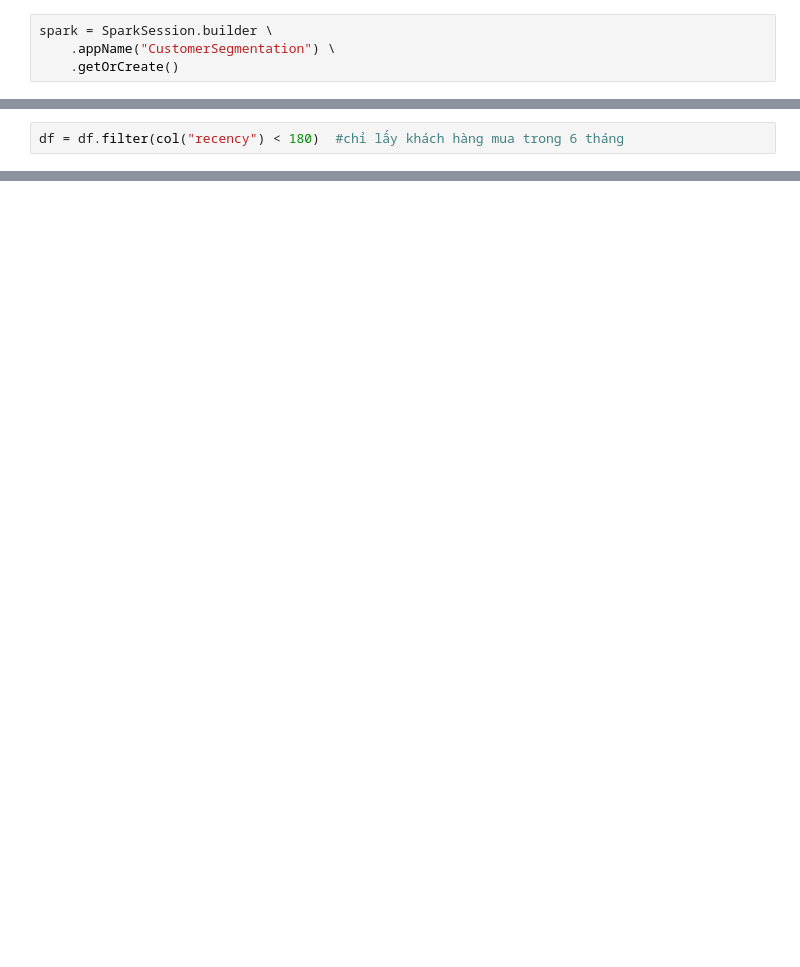
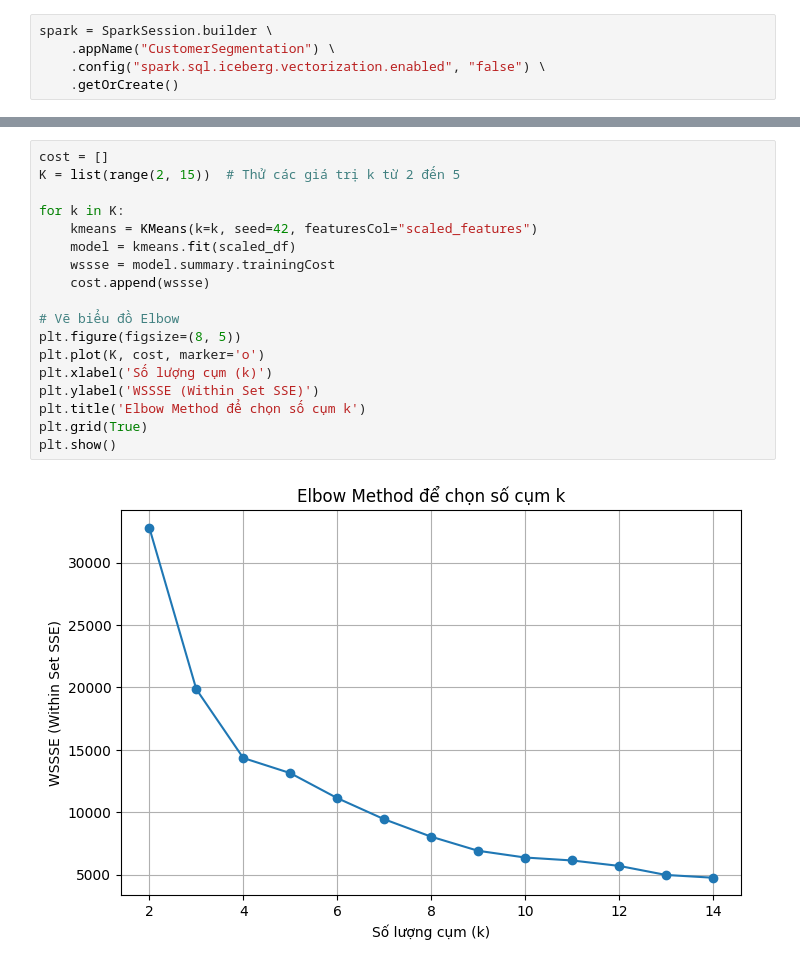
Before and after one commit to minhtrong1806/data-lakehouse, a Jupyter notebook: src/notebooks/CustomerSegmentation.ipynb, the cells around one changed output, grey strips where cells are left out. Cells and saved outputs as stored; diff of their text form; blank space fills up the shorter version.

```diff
--- a/src/notebooks/CustomerSegmentation.ipynb
+++ b/src/notebooks/CustomerSegmentation.ipynb
@@ -6,4 +18,5 @@ from pyspark.ml.feature import VectorAssembler, StandardScaler
 # %%
 spark = SparkSession.builder \
     .appName("CustomerSegmentation") \
+    .config("spark.sql.iceberg.vectorization.enabled", "false") \
     .getOrCreate()
@@ -36,2 +46,0 @@ only showing top 10 rows
-# %%
-df = df.filter(col("recency") < 180)  #chỉ lấy khách hàng mua trong 6 tháng
@@ -93,0 +97,20 @@ Py4JError: An error occurred while calling o80.fit
+# %%
+cost = []
+K = list(range(2, 15))  # Thử các giá trị k từ 2 đến 5
+
+for k in K:
+    kmeans = KMeans(k=k, seed=42, featuresCol="scaled_features")
+    model = kmeans.fit(scaled_df)
+    wssse = model.summary.trainingCost
+    cost.append(wssse)
+
+# Vẽ biểu đồ Elbow
+plt.figure(figsize=(8, 5))
+plt.plot(K, cost, marker='o')
+plt.xlabel('Số lượng cụm (k)')
+plt.ylabel('WSSSE (Within Set SSE)')
+plt.title('Elbow Method để chọn số cụm k')
+plt.grid(True)
+plt.show()
+# %% [output]
+[figure, added]
```
Also changed, not shown: parts of 30 cells of this notebook, 8 other files.
